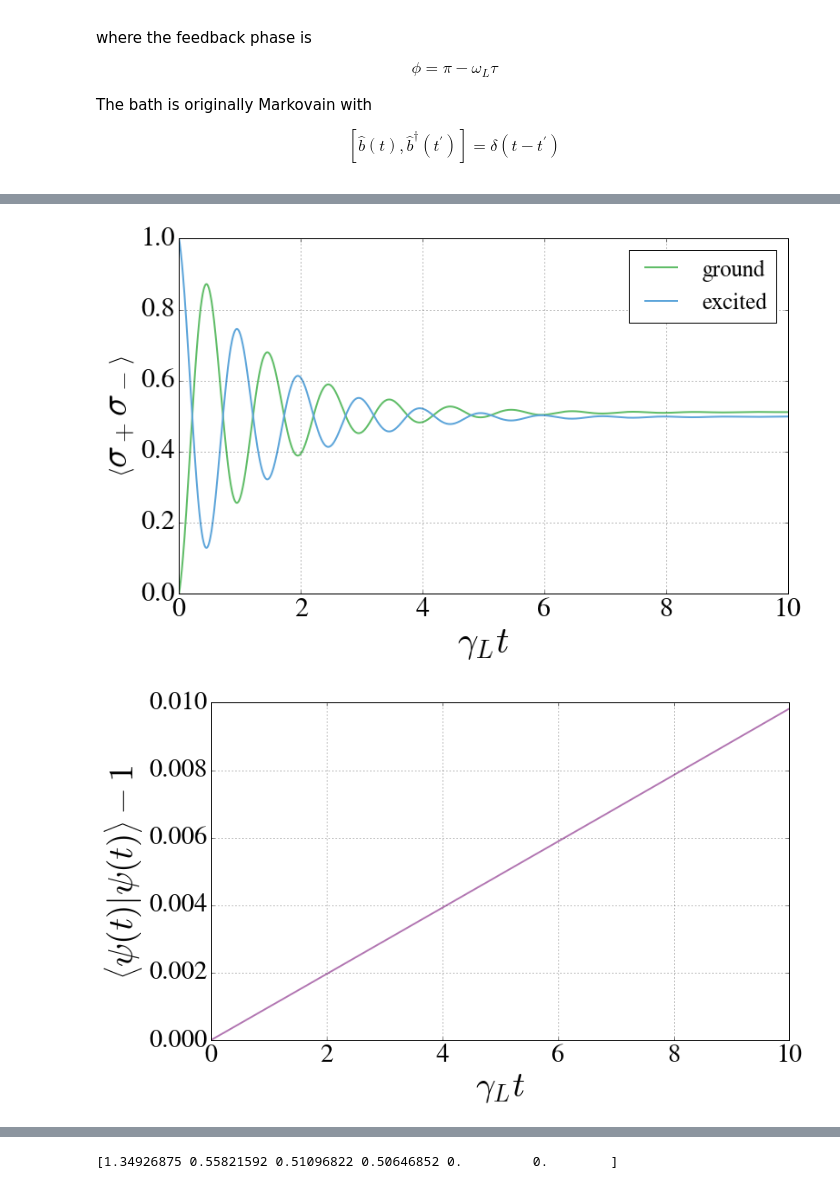
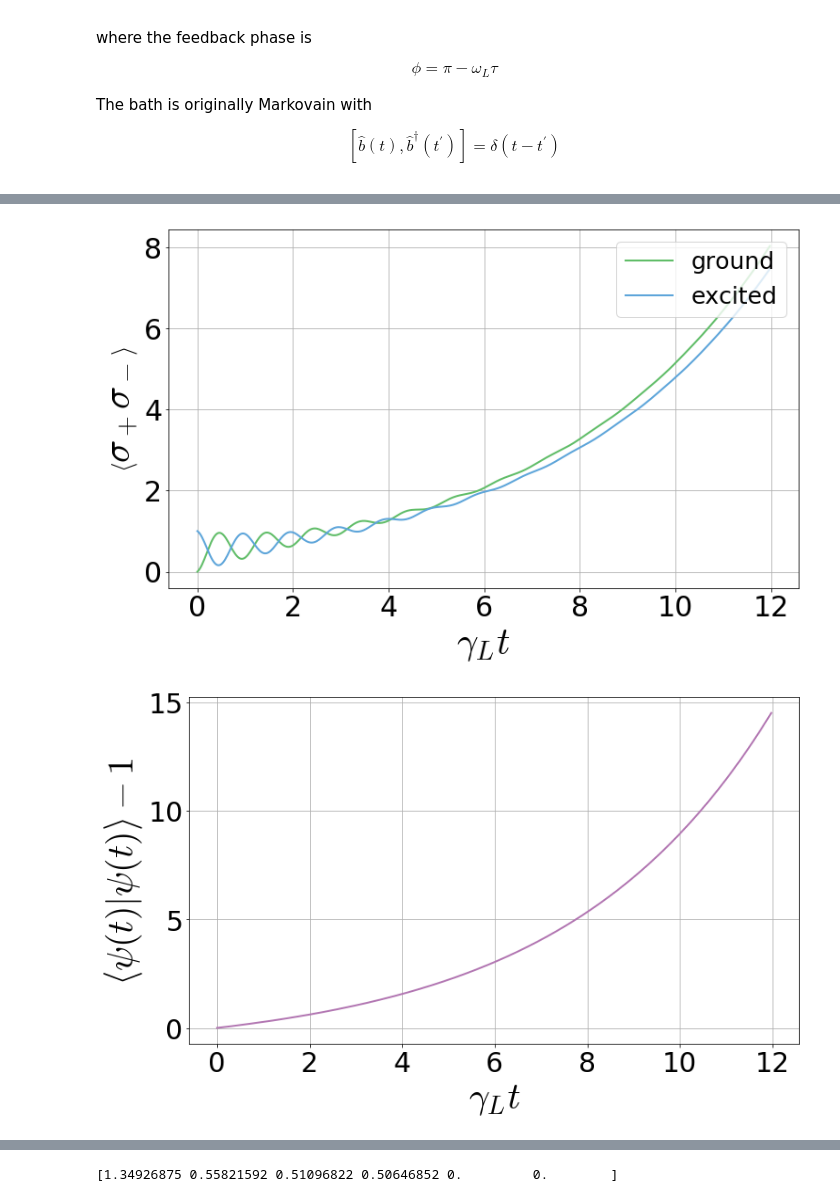
Before and after one commit to nemetniki/Kerr, a Jupyter notebook: MPS trial.ipynb, the cells around one changed output, grey strips where cells are left out. Cells and saved outputs as stored; diff of their text form; code cells hidden in the pictures.

```diff
--- a/MPS trial.ipynb
+++ b/MPS trial.ipynb
@@ -86,17 +86,17 @@ Let us consider a TLS on a waveguide. We need up to 4 photons in the environment
 # %%
 #index in the init list = timebin index: 0=16, ..., 15=1, 16=0, 17=S, 18=-1, 19=-2, 20=-3
 start = time.time()
-endt=100000
+
+gamma_L = 1.
+Om_TLS  = 1.*np.pi#*gamma_L
+Delta_T = 1.0
+dt      = .024
+endt=int(12/dt)+3
 init = [0]*endt
 l=3
 initTLS = np.array([0,1]) #starting at |e>
 initenv = np.zeros(2)
 initenv[0] = 1
-
-gamma_L = 10.
-Om_TLS  = 10.*np.pi#*gamma_L
-Delta_T = 1.0
-dt      = .00001
 # Initial state of the system
 init[endt-4] = initTLS
 
@@ -266,5 +266,5 @@ elapsed time: 00:02:02
-[figure, old version]
+[figure, new version]
-[figure, old version]
+[figure, new version]
 # %%
 plt.figure(figsize = (12,7))
 plt.plot(t,np.flip(np.real(exc),0),lw=2,label="ground",color=colors["green"])
```
Also changed, not shown: parts of 2 cells of this notebook.
